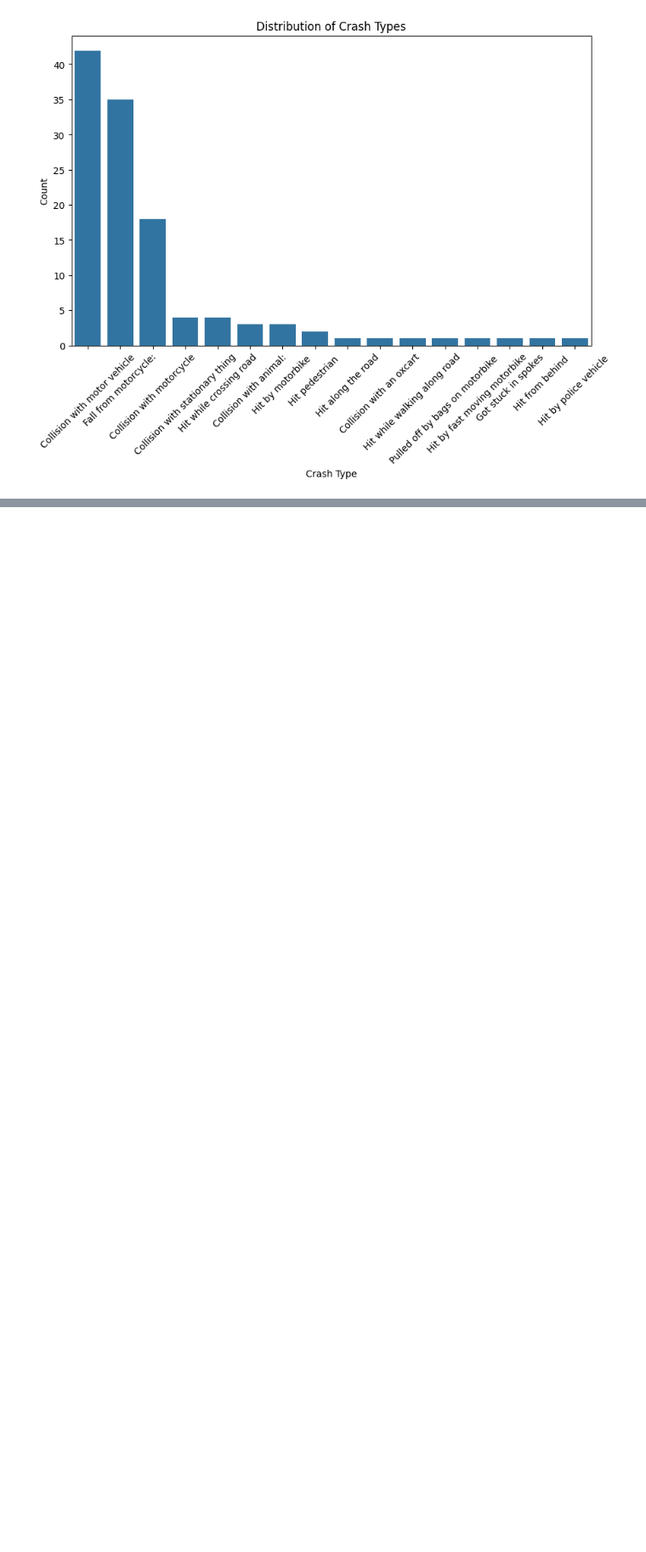
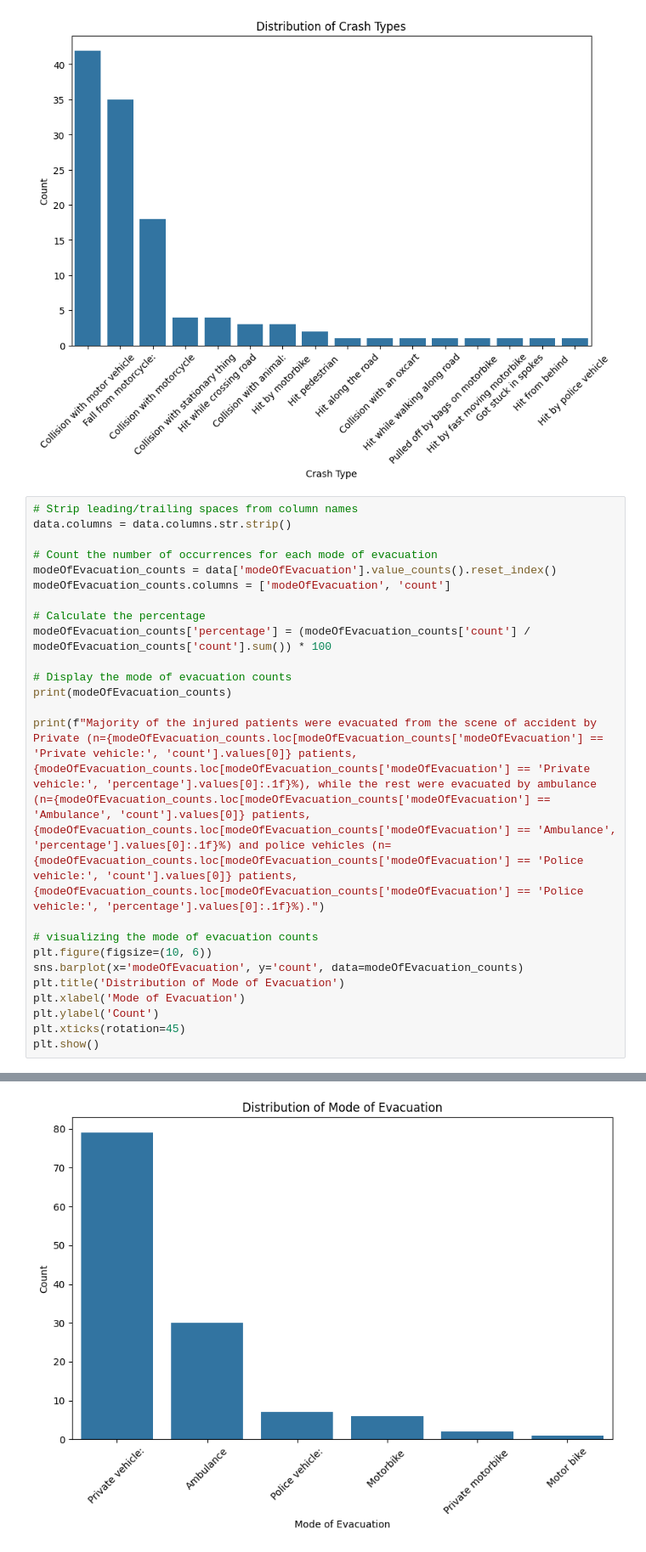
Before and after one commit to magnito777/motorbike-injuries-data-analysis, a Jupyter notebook: pythonbook.ipynb, the cells around one changed output, grey strips where cells are left out. Shown at 85% size. Saved outputs shown, nothing was run; the diff lists cells and outputs as text; blank space fills up the shorter version.

```diff
--- a/pythonbook.ipynb
+++ b/pythonbook.ipynb
@@ -648,3 +664,28 @@ plt.show()
 14                  Hit from behind       1    0.840336
 15            Hit by police vehicle       1    0.840336
 [figure]
+# %%
+# Strip leading/trailing spaces from column names
+data.columns = data.columns.str.strip()
+
+# Count the number of occurrences for each mode of evacuation
+modeOfEvacuation_counts = data['modeOfEvacuation'].value_counts().reset_index()
+modeOfEvacuation_counts.columns = ['modeOfEvacuation', 'count']
+
+# Calculate the percentage
+modeOfEvacuation_counts['percentage'] = (modeOfEvacuation_counts['count'] / modeOfEvacuation_counts['count'].sum()) * 100
+
+# Display the mode of evacuation counts
+print(modeOfEvacuation_counts)
+
+print(f"Majority of the injured patients were evacuated from the scene of accident by Private (n={modeOfEvacuation_counts.loc[modeOfEvacuation_counts['modeOfEvacuation'] == 'Private vehicle:', 'count'].values[0]} patients, {modeOfEvacuation_counts.loc[modeOfEvacuation_counts['modeOfEvacuation'] == 'Private vehicle:', 'percentage'].values[0]:.1f}%), while the rest were evacuated by ambulance (n={modeOfEvacuation_counts.loc[modeOfEvacuation_counts['modeOfEvacuation'] == 'Ambulance', 'count'].values[0]} patients, {modeOfEvacuation_counts.loc[modeOfEvacuation_counts['modeOfEvacuation'] == 'Ambulance', 'percentage'].values[0]:.1f}%) and police vehicles (n={modeOfEvacuation_counts.loc[modeOfEvacuation_counts['modeOfEvacuation'] == 'Police vehicle:', 'count'].values[0]} patients, {modeOfEvacuation_counts.loc[modeOfEvacuation_counts['modeOfEvacuation'] == 'Police vehicle:', 'percentage'].values[0]:.1f}%).")
+
+# visualizing the mode of evacuation counts
+plt.figure(figsize=(10, 6))
+sns.barplot(x='modeOfEvacuation', y='count', data=modeOfEvacuation_counts)
+plt.title('Distribution of Mode of Evacuation')
+plt.xlabel('Mode of Evacuation')
+plt.ylabel('Count')
+plt.xticks(rotation=45)
+plt.show()
+# %% [output]
@@ -650,0 +700 @@ plt.show()
+[figure, added]
```
Also changed, not shown: parts of 5 cells of this notebook, 2 other files.
